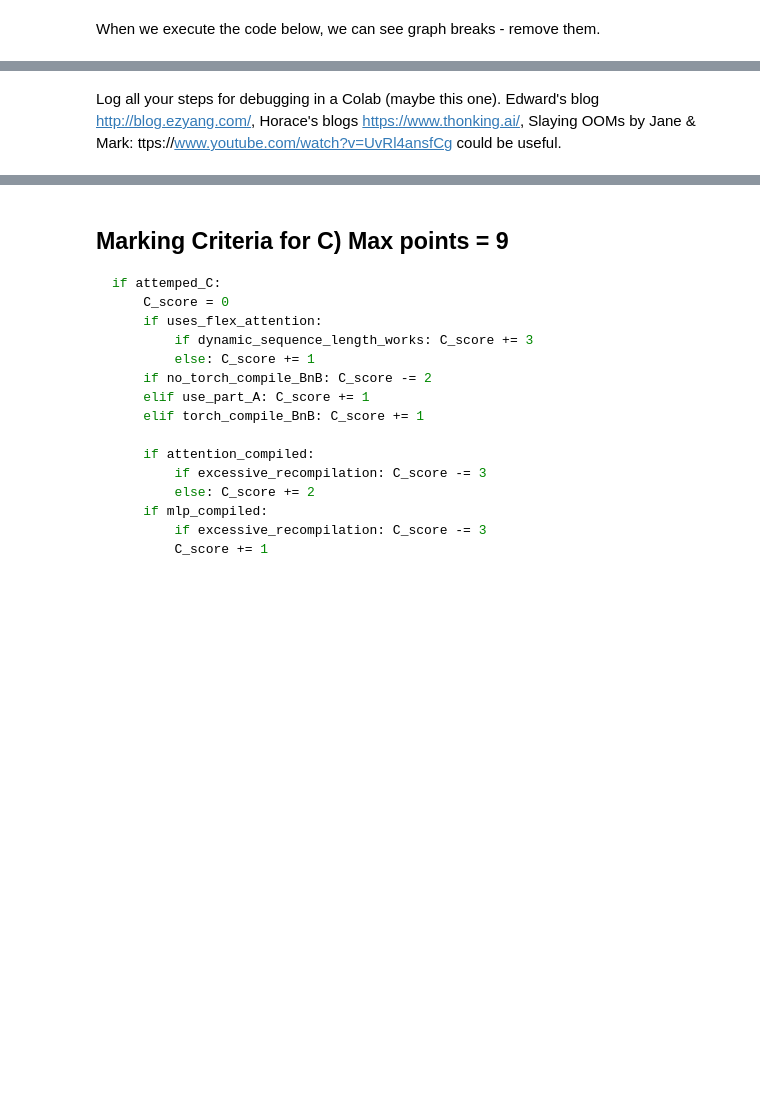
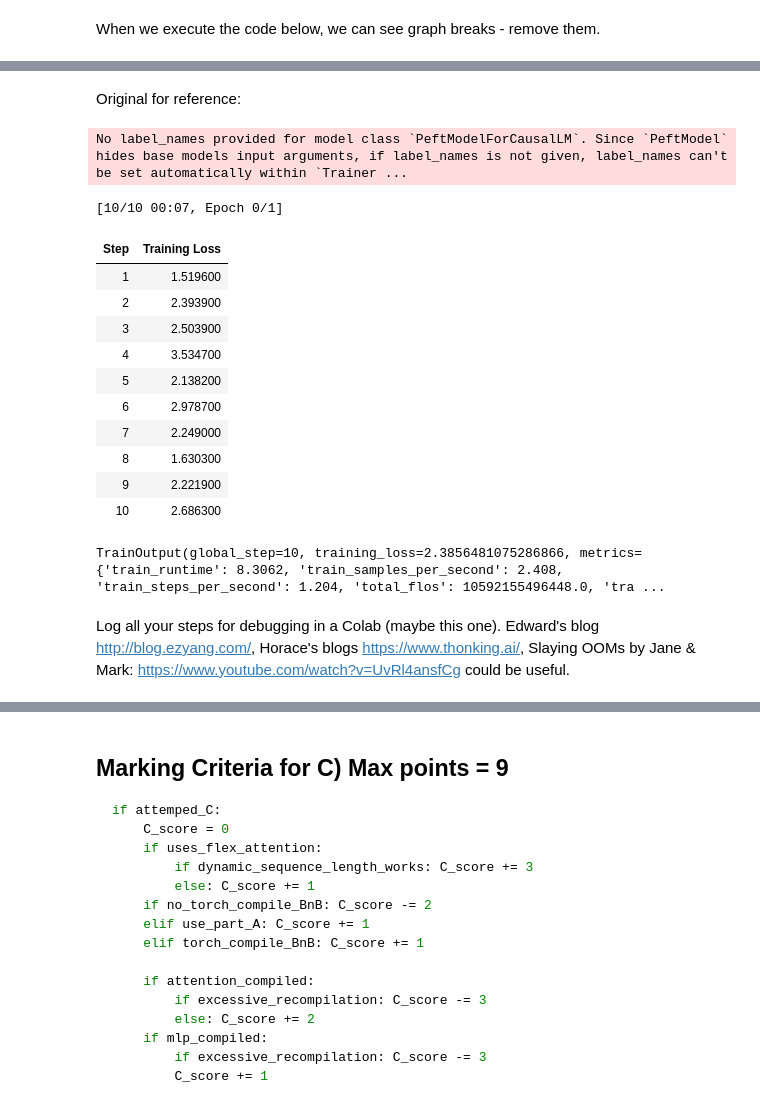
Before and after one commit to 0xEljh/unsloth-ai-feb2025, a Jupyter notebook: Unsloth_Puzzles.ipynb, the cells around one changed output, grey strips where cells are left out. Drawn from its saved outputs; the diff is of its cells as text; code cells hidden in the pictures; blank space fills up the shorter version.

```diff
--- a/Unsloth_Puzzles.ipynb
+++ b/Unsloth_Puzzles.ipynb
@@ -1266,2 +1445,40 @@ trainer.train()
+# %% [markdown]
+Original for reference:
+# %%
+trainer = SFTTrainer(
+    model=model,
+    train_dataset=dataset,
+    processing_class=tokenizer,
+    args=SFTConfig(
+        per_device_train_batch_size=1,
+        gradient_accumulation_steps=2,
+        warmup_steps=1,
+        max_steps=10,
+        logging_steps=1,
+        output_dir="outputs",
+        seed=3407,
+        max_seq_length=max_seq_length,
+        fp16=model.get_input_embeddings().weight.dtype == torch.float16,
+        bf16=model.get_input_embeddings().weight.dtype == torch.bfloat16,
+        report_to="none",  # For W&B
+        dataset_num_proc=4,
+    ),
+)
+trainer.train()
+# %% [output]
+No label_names provided for model class `PeftModelForCausalLM`. Since `PeftModel` hides base models input arguments, if label_names is not given, label_names can't be set automatically within `Trainer ...
+[10/10 00:07, Epoch 0/1]
+| Step | Training Loss |
+| 1 | 1.519600 |
+| 2 | 2.393900 |
+| 3 | 2.503900 |
+| 4 | 3.534700 |
+| 5 | 2.138200 |
+| 6 | 2.978700 |
+| 7 | 2.249000 |
+| 8 | 1.630300 |
+| 9 | 2.221900 |
+| 10 | 2.686300 |
+TrainOutput(global_step=10, training_loss=2.3856481075286866, metrics={'train_runtime': 8.3062, 'train_samples_per_second': 2.408, 'train_steps_per_second': 1.204, 'total_flos': 10592155496448.0, 'tra ...
 # %% [markdown]
-Log all your steps for debugging in a Colab (maybe this one). Edward's blog http://blog.ezyang.com/, Horace's blogs https://www.thonking.ai/, Slaying OOMs by Jane & Mark: ttps://www.youtube.com/watch?v=UvRl4ansfCg could be useful.
+Log all your steps for debugging in a Colab (maybe this one). Edward's blog http://blog.ezyang.com/, Horace's blogs https://www.thonking.ai/, Slaying OOMs by Jane & Mark: https://www.youtube.com/watch?v=UvRl4ansfCg could be useful.
```
Also changed, not shown: parts of 10 cells of this notebook.
